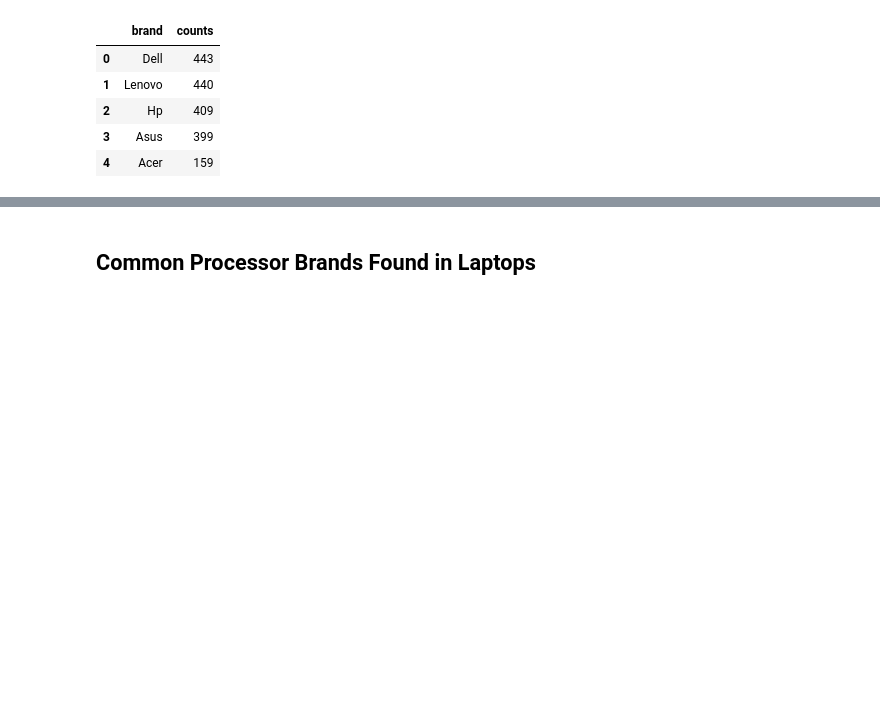
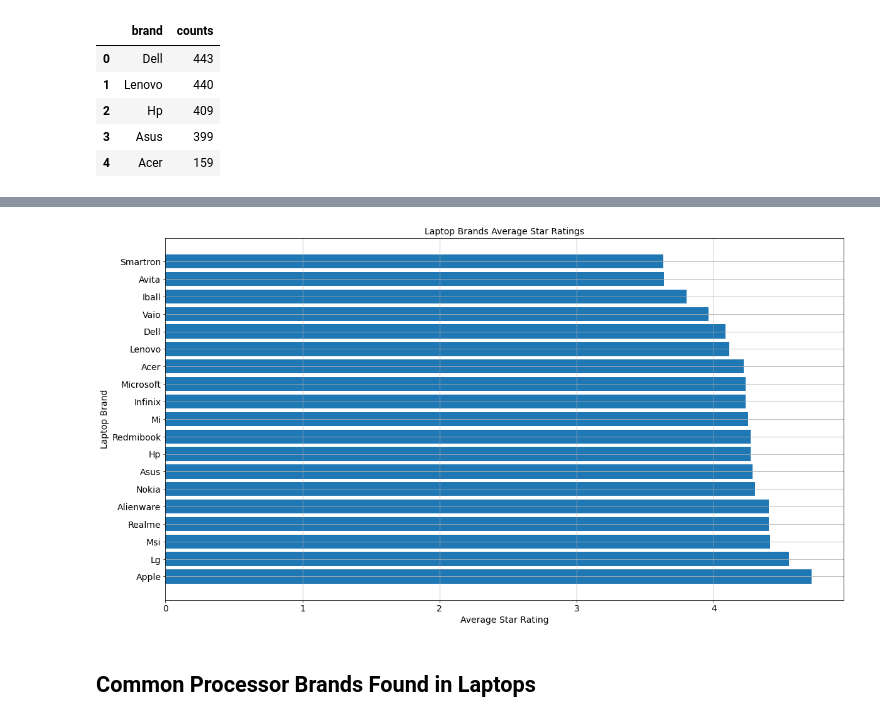
Before and after one commit to jason-9601/DATAPRE-Final, a Jupyter notebook: DATAPRE Final.ipynb, the cells around one changed output, grey strips where cells are left out. Saved outputs shown, nothing was run; the diff lists cells and outputs as text; code cells hidden in the pictures; blank space fills up the shorter version.

Commit message:
Star rating comparison per brand

```diff
--- a/DATAPRE Final.ipynb
+++ b/DATAPRE Final.ipynb
@@ -540,0 +567,4 @@ df_brands.nlargest(5, 'counts')
+# %%
+# Taking out the laptops which have not yet been rated yet #
+df_star_brands = df_laptops[(df_laptops['ratings'] > 0)]
+df_star_brands
@@ -540,0 +585,6 @@ df_brands.nlargest(5, 'counts')
+# %%
+df_star_brands = df_star_brands.groupby('brand').mean().reset_index()
+df_star_brands = df_star_brands[['brand', 'star_rating']]
+# %%
+df_star_brands = df_star_brands.sort_values(by='star_rating', ascending=False)
+df_star_brands
@@ -541,3 +609,19 @@ df_brands.nlargest(5, 'counts')
+# %%
+fig = plt.figure(figsize=(15, 8))
+ax = fig.add_axes([0,0,1,1])
+ax.barh(df_star_brands.brand, df_star_brands.star_rating)
+
+plt.title("Laptop Brands Average Star Ratings", fontsize=14)
+plt.xlabel("Average Star Rating", fontsize=14)
+plt.ylabel("Laptop Brand", fontsize=14)
+
+plt.xticks(fontsize=14)
+plt.yticks(fontsize=14)
+
+plt.grid()
+plt.show()
+# %% [output]
+[figure, added]
 # %% [markdown]
 ## Common Processor Brands Found in Laptops ##
 # %% [markdown]
```
Also changed, not shown: parts of 18 cells of this notebook.
